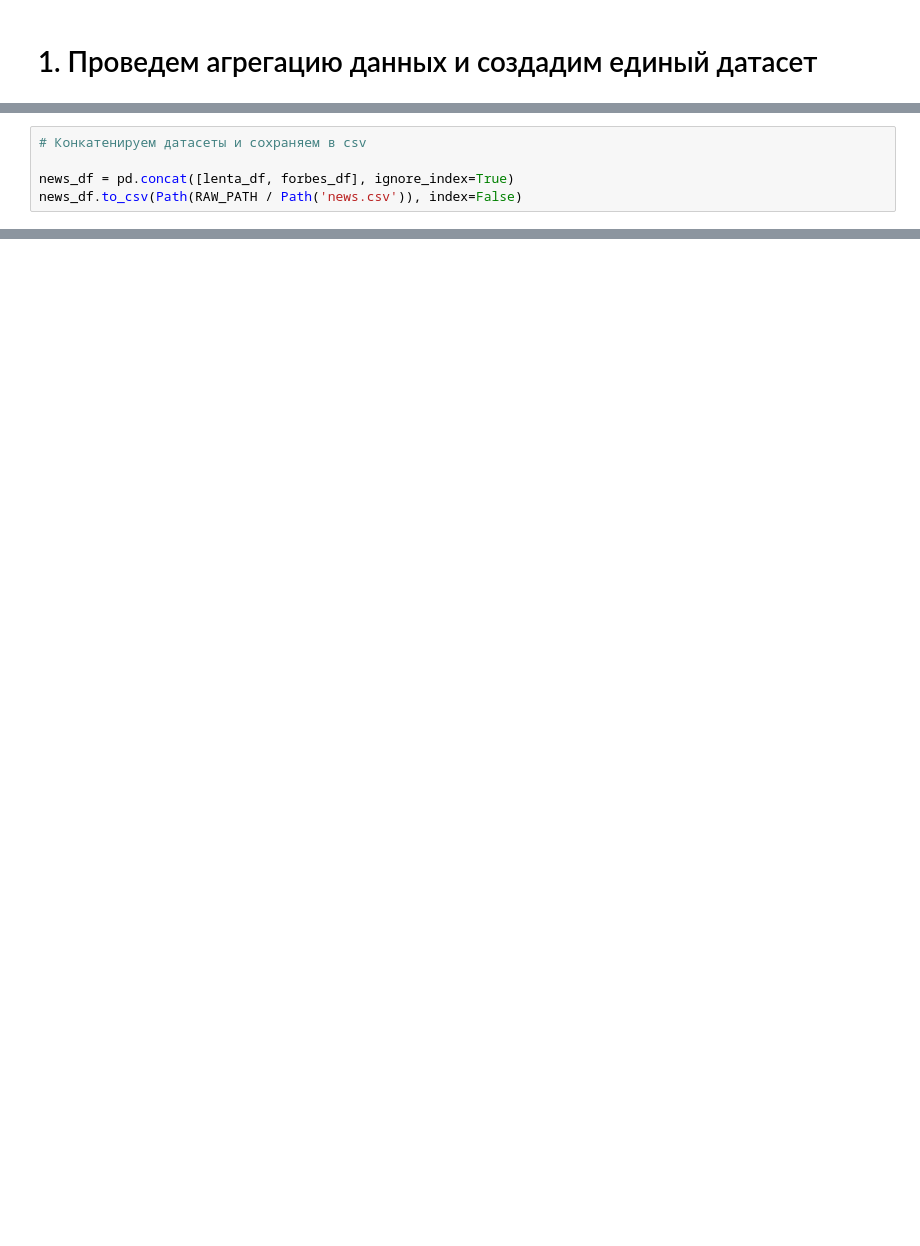
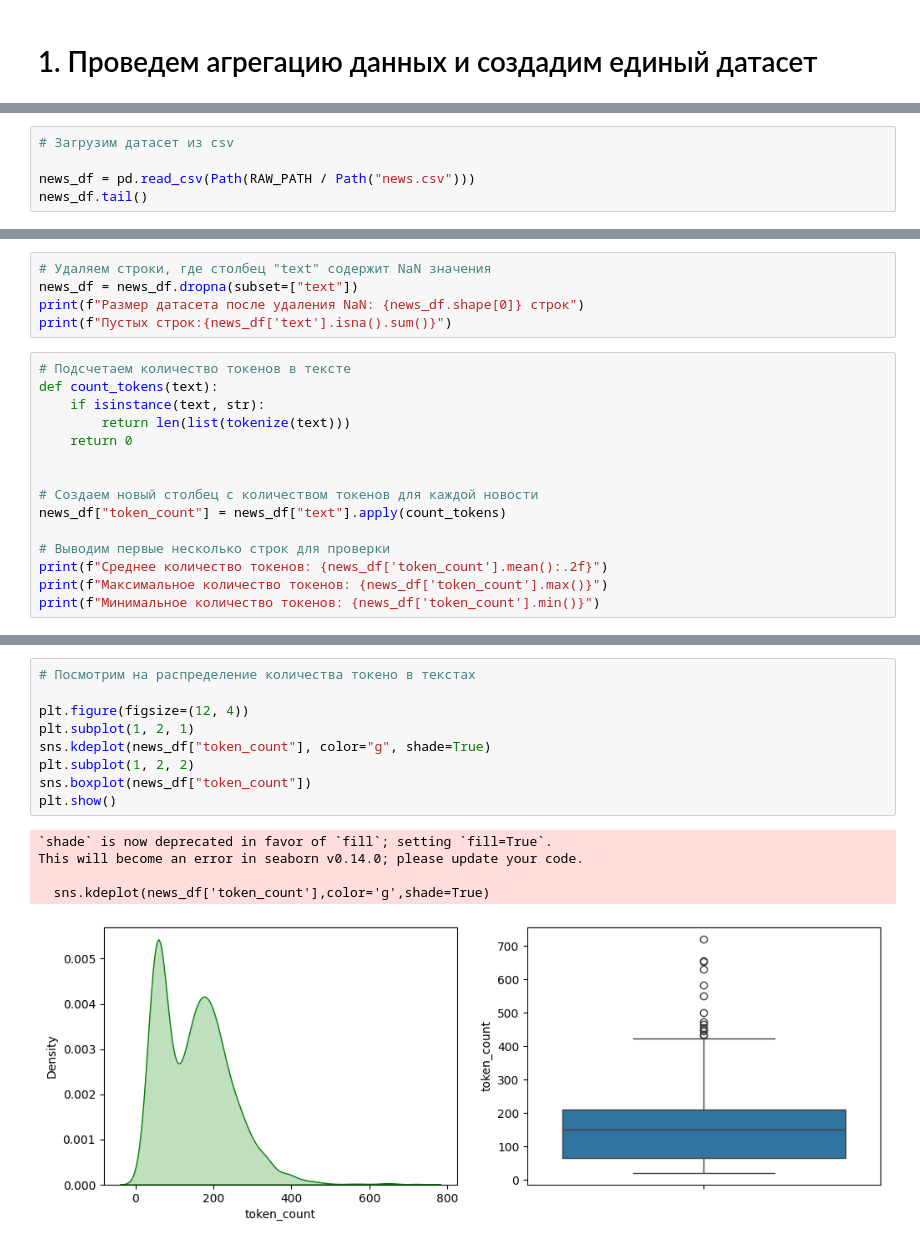
Before and after one commit to datanalist/company-clasterization, a Jupyter notebook: notebooks/DCMML_hw_1.ipynb, the cells around one changed output, grey strips where cells are left out. Saved outputs shown, nothing was run; the diff lists cells and outputs as text; blank space fills up the shorter version.

```diff
--- a/notebooks/DCMML_hw_1.ipynb
+++ b/notebooks/DCMML_hw_1.ipynb
@@ -103,5 +75,5 @@ forbes_df.head()
 # %%
-# Конкатенируем датасеты и сохраняем в csv
+# Загрузим датасет из csv
 
-news_df = pd.concat([lenta_df, forbes_df], ignore_index=True)
-news_df.to_csv(Path(RAW_PATH / Path('news.csv')), index=False)
+news_df = pd.read_csv(Path(RAW_PATH / Path("news.csv")))
+news_df.tail()
@@ -122,0 +98,20 @@ news_df.tail()
+# %%
+# Удаляем строки, где столбец "text" содержит NaN значения
+news_df = news_df.dropna(subset=["text"])
+print(f"Размер датасета после удаления NaN: {news_df.shape[0]} строк")
+print(f"Пустых строк:{news_df['text'].isna().sum()}")
+# %%
+# Подсчетаем количество токенов в тексте
+def count_tokens(text):
+    if isinstance(text, str):
+        return len(list(tokenize(text)))
+    return 0
+
+
+# Создаем новый столбец с количеством токенов для каждой новости
+news_df["token_count"] = news_df["text"].apply(count_tokens)
+
+# Выводим первые несколько строк для проверки
+print(f"Среднее количество токенов: {news_df['token_count'].mean():.2f}")
+print(f"Максимальное количество токенов: {news_df['token_count'].max()}")
+print(f"Минимальное количество токенов: {news_df['token_count'].min()}")
@@ -122,0 +124,15 @@ news_df.tail()
+# %%
+# Посмотрим на распределение количества токено в текстах
+
+plt.figure(figsize=(12, 4))
+plt.subplot(1, 2, 1)
+sns.kdeplot(news_df["token_count"], color="g", shade=True)
+plt.subplot(1, 2, 2)
+sns.boxplot(news_df["token_count"])
+plt.show()
+# %% [output]
+`shade` is now deprecated in favor of `fill`; setting `fill=True`.
+This will become an error in seaborn v0.14.0; please update your code.
+
+  sns.kdeplot(news_df['token_count'],color='g',shade=True)
+[figure, added]
```
Also changed, not shown: parts of 21 cells of this notebook, 5 other files.
